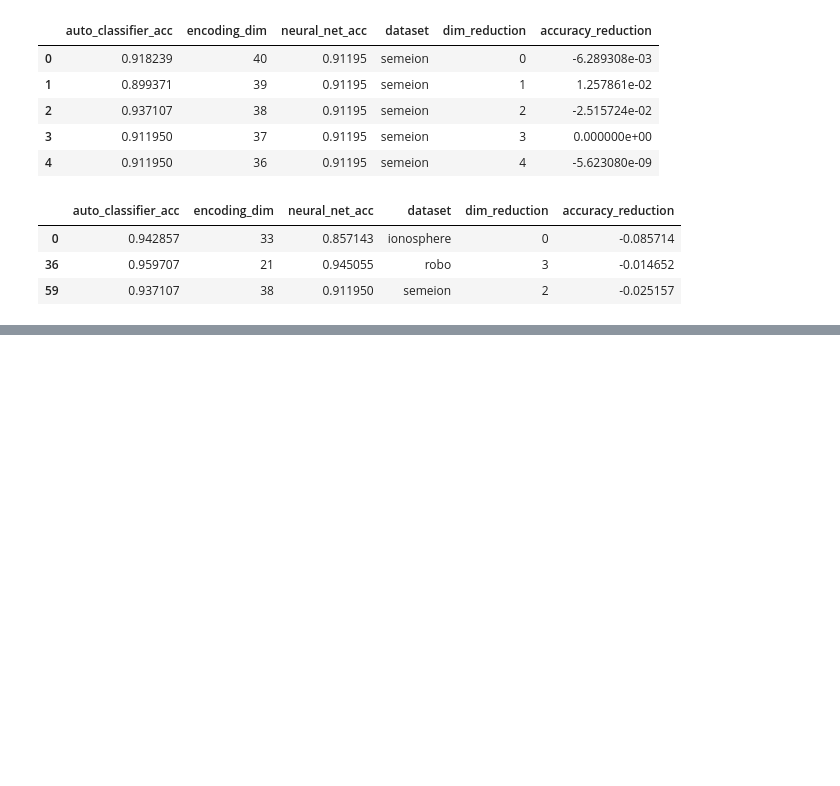
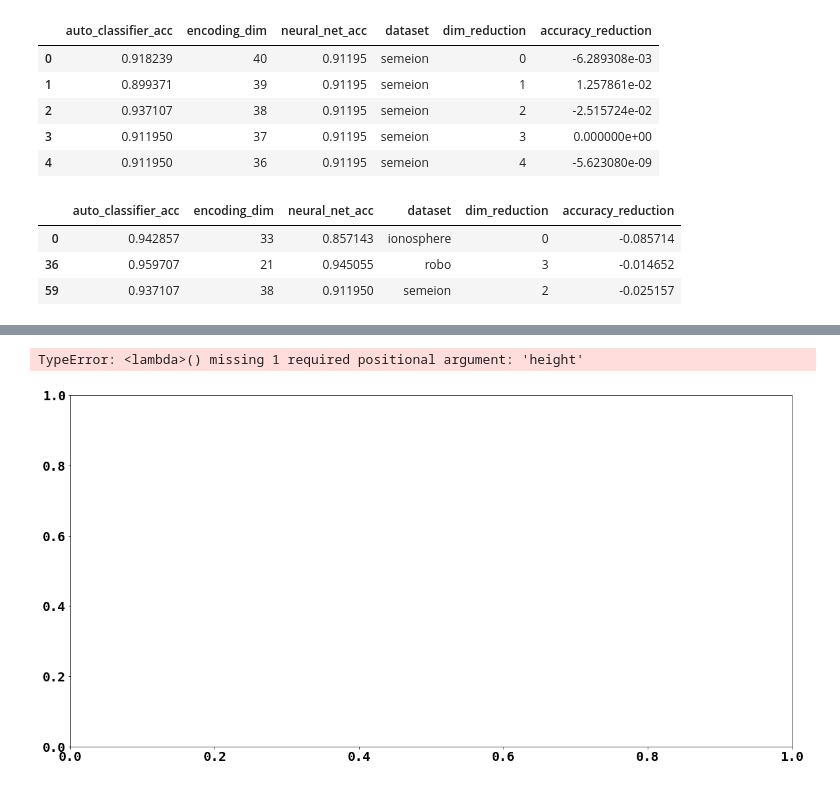
Before and after one commit to philippgrafendorfe/stackedautoencoders, a Jupyter notebook: results.ipynb, the cells around one changed output, grey strips where cells are left out. Drawn from its saved outputs; the diff is of its cells as text; code cells hidden in the pictures; blank space fills up the shorter version.

```diff
--- a/results.ipynb
+++ b/results.ipynb
@@ -52,0 +95,7 @@ results.iloc[results.groupby('dataset').accuracy_reduction.idxmin()]
+# %%
+fig = plt.figure(figsize=(20,10))
+
+plt.bar(results['accuracy_reduction'])
+# %% [output]
+TypeError: <lambda>() missing 1 required positional argument: 'height'
+[figure, added]
```
Also changed, not shown: parts of 5 cells of this notebook, 16 other files.
